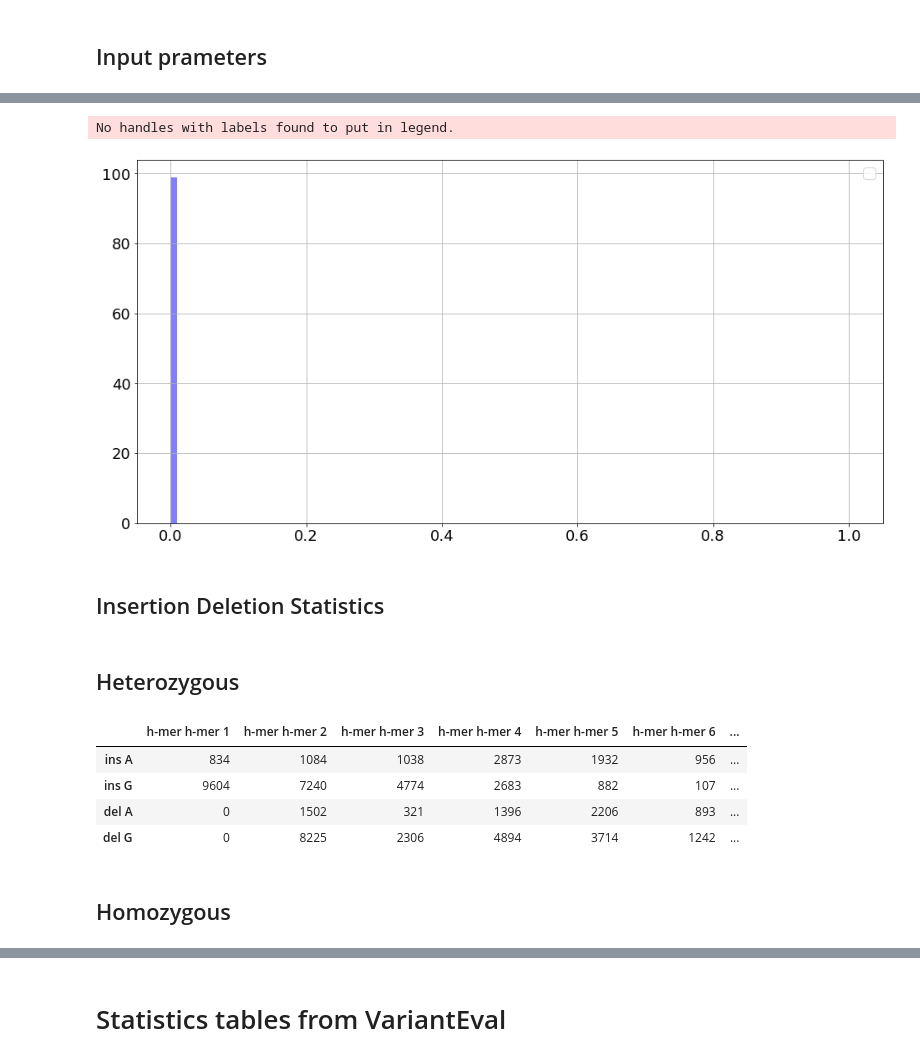
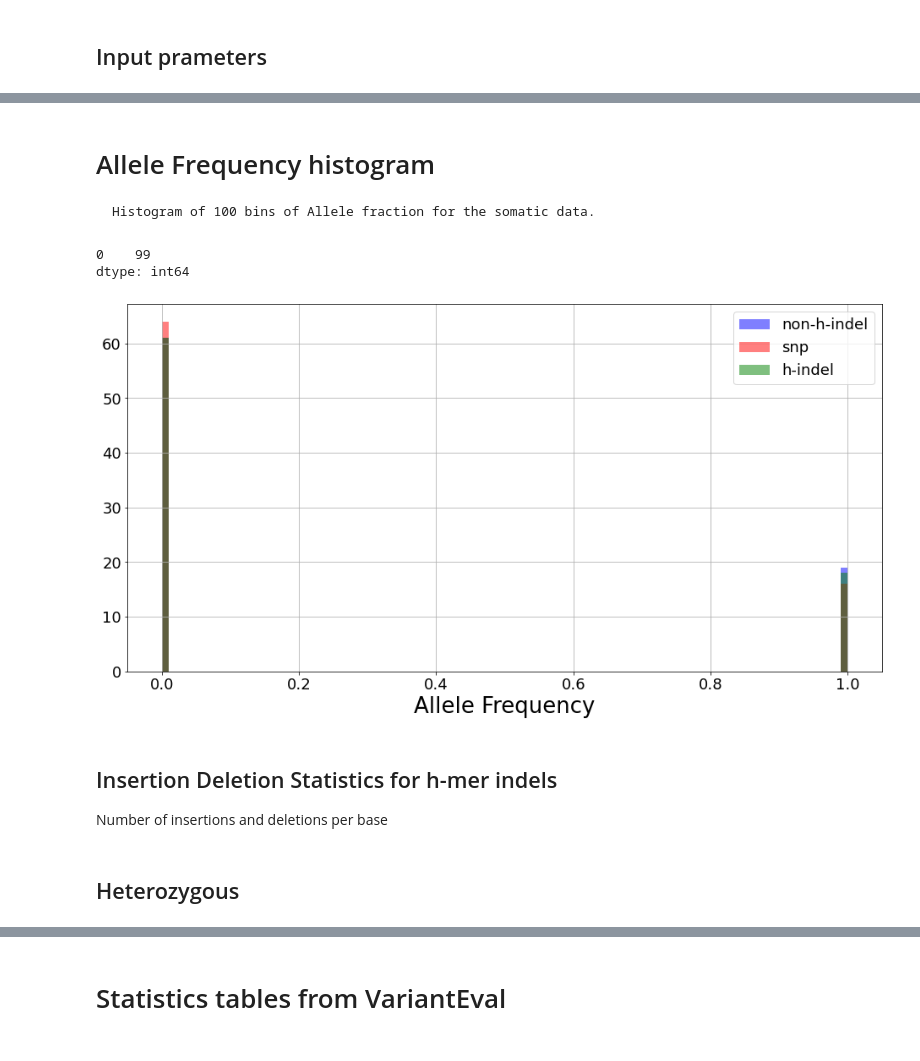
Before and after one commit to Ultimagen/VariantCalling, a Jupyter notebook: src/python/reports/report_wo_gt.ipynb, the cells around one changed output, grey strips where cells are left out. Saved outputs shown, nothing was run; the diff lists cells and outputs as text; code cells hidden in the pictures.

```diff
--- a/src/python/reports/report_wo_gt.ipynb
+++ b/src/python/reports/report_wo_gt.ipynb
@@ -15,15 +15,10 @@ configFile='no_gt_report.config'
 parser = ConfigParser()
 parser.read(configFile)
 
-prmNames=['run_id','h5_statistics','filtered_h5_statistics']
-
-prm={}
-for name in prmNames:
-    prm[name]=parser.get('NOGTReport', name)
-
-
 no_gt_statistics_unfiltered = parser.get('NOGTReport', 'h5_statistics', fallback='no_gt_statistics_unfiltered.h5')
 no_gt_statistics_filtered = parser.get('NOGTReport', 'filtered_h5_statistics', fallback='no_gt_statistics_filtered.h5')
-
-#print(no_gt_statistics_unfiltered)
-#print(no_gt_statistics_filtered)
+is_somatic = parser.get('NOGTReport', 'is_somatic', fallback=False)
+filtered_vcf = parser.get('NOGTReport', 'filtered_vcf',fallback='filtered_vcf.vcf.gz')
+interval_list = parser.get('NOGTReport', 'interval_list')
+ref_fasta = parser.get('NOGTReport', 'ref_fasta',fallback='Homo_sapiens_assembly38.fasta')
+ref_fasta_dict = parser.get('NOGTReport', 'ref_fasta_dict', fallback='Homo_sapiens_assembly38.dict')
@@ -134,33 +128,40 @@ filtered_MultiallelicSummary = pd.read_hdf(no_gt_statistics_filtered,'eval_Multi
+# %%
+from IPython.display import display, Markdown
+
+if is_somatic:
+    display(Markdown("""# Allele Frequency histogram
+    Histogram of 100 bins of Allele fraction for the somatic data. \n
+    """))
+# %% [output]
+# Allele Frequency histogram
+    Histogram of 100 bins of Allele fraction for the somatic data.
 # %%
-def af_hist_graph(af_hist):
+def af_hist_graph(filtered_af_hist):
     nbins = 100
     bin_edges = pd.Series(np.linspace(0, 1, nbins))
 
-    for group in af_hist.columns:
+    for group in filtered_af_hist.columns:
 
-        plt.hist(af_hist[group],bin_edges, alpha=0.5, label=group) ##???
+        #plt.hist(af_hist[group],bin_edges, alpha=0.5, label=group)
+        plt.hist(filtered_af_hist[group],bin_edges, alpha=0.5, label=group)##???
         plt.legend(loc='upper right')
-
+        plt.xlabel("Allele Frequency")
     plt.show()
-# %%
-af_hist_graph(af_hist)
-# %% [output]
-No handles with labels found to put in legend.
-[figure, removed]
-# %% [markdown]
-## Insertion Deletion Statistics
+# %%
+af_hist.value_counts()
+# %% [output]
+0    99
+dtype: int64
+# %%
+if is_somatic:
+    af_hist_graph(filtered_af_hist)
+# %% [output]
+[figure, added]
+# %% [markdown]
+## Insertion Deletion Statistics for h-mer indels
+Number of insertions and deletions per base
 # %%
 ins_del_hete.columns = pd.Series(ins_del_hete.columns).apply(lambda x: f"h-mer {x}")
 ins_del_homo.columns = pd.Series(ins_del_homo.columns).apply(lambda x: f"h-mer {x}")
 # %% [markdown]
 ## Heterozygous
-# %%
-ins_del_hete
-# %% [output]
-|  | h-mer h-mer 1 | h-mer h-mer 2 | h-mer h-mer 3 | h-mer h-mer 4 | h-mer h-mer 5 | h-mer h-mer 6 | ... |
-| ins A | 834 | 1084 | 1038 | 2873 | 1932 | 956 | ... |
-| ins G | 9604 | 7240 | 4774 | 2683 | 882 | 107 | ... |
-| del A | 0 | 1502 | 321 | 1396 | 2206 | 893 | ... |
-| del G | 0 | 8225 | 2306 | 4894 | 3714 | 1242 | ... |
-# %% [markdown]
-## Homozygous
```
Also changed, not shown: parts of 60 cells of this notebook, 3 other files.
